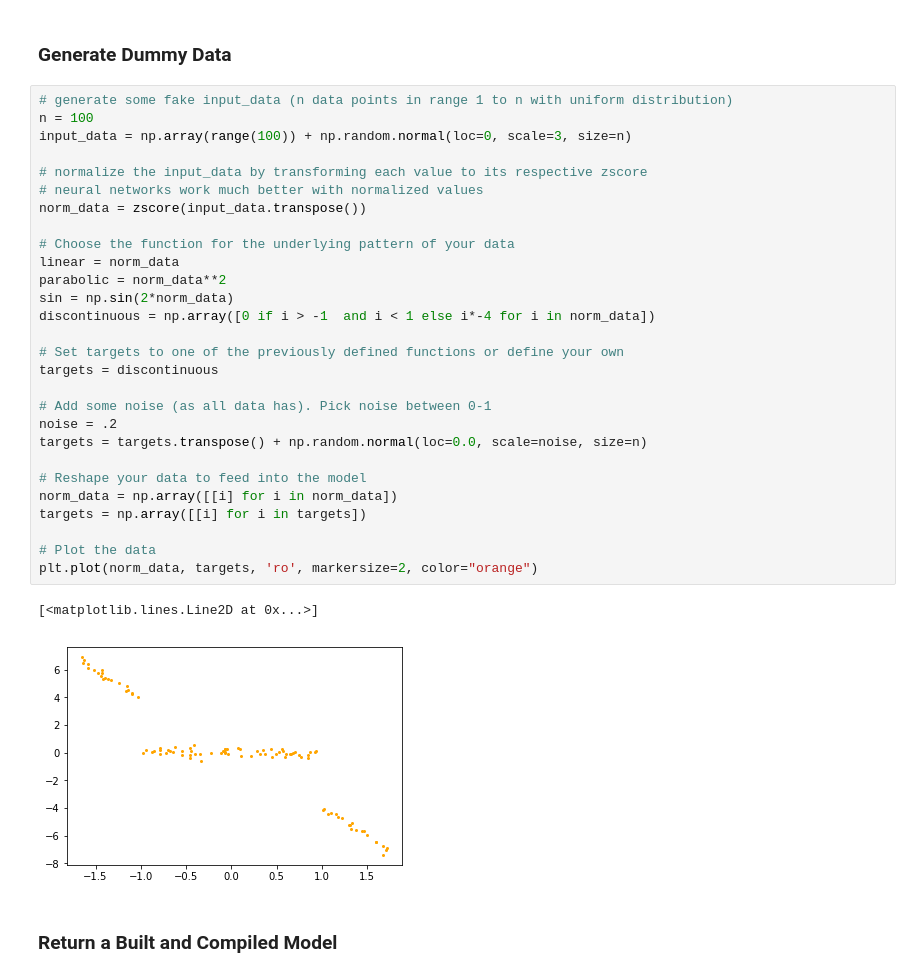
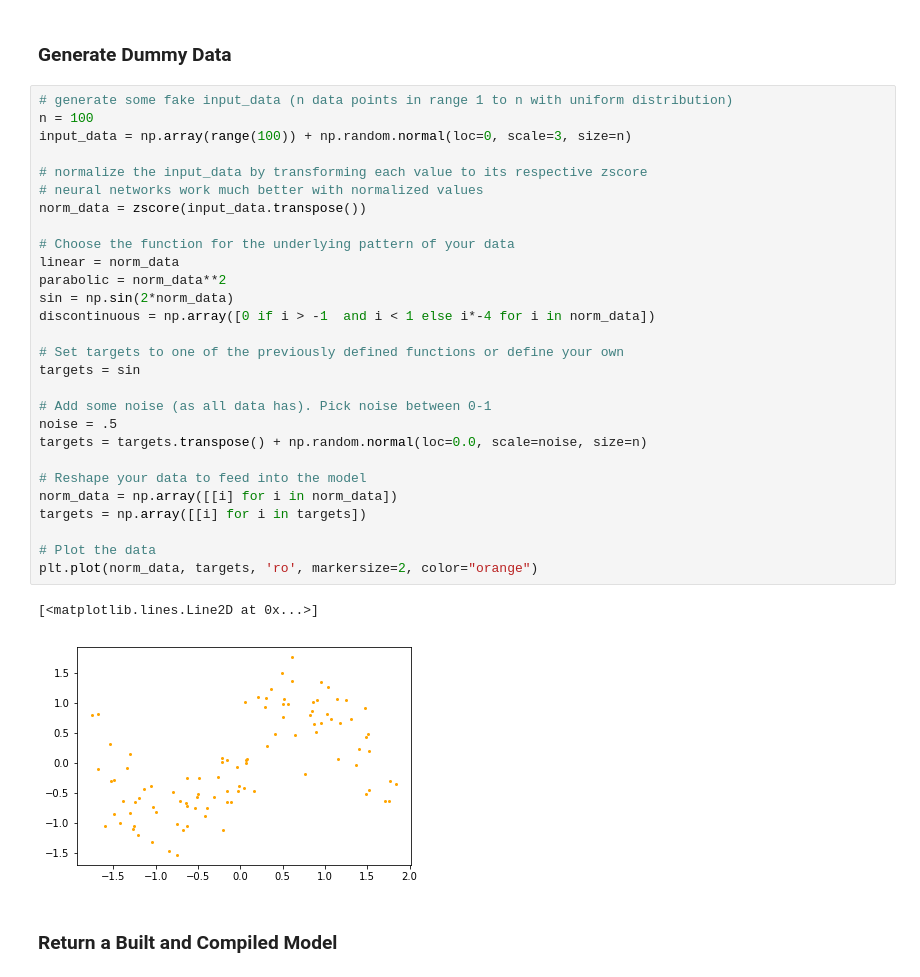
Before and after one commit to josiahcoad/IntroNeuralNetworks, a Jupyter notebook: Solutions/chapter3.1_simple_regression_solution.ipynb, the cells around one changed output. Cells and saved outputs as stored; diff of their text form.

```diff
--- a/Solutions/chapter3.1_simple_regression_solution.ipynb
+++ b/Solutions/chapter3.1_simple_regression_solution.ipynb
@@ -38,34 +40,34 @@ from scipy.stats import zscore
 # %%
 # generate some fake input_data (n data points in range 1 to n with uniform distribution)
 n = 100
 input_data = np.array(range(100)) + np.random.normal(loc=0, scale=3, size=n)
 
 # normalize the input_data by transforming each value to its respective zscore
 # neural networks work much better with normalized values
 norm_data = zscore(input_data.transpose())
 
 # Choose the function for the underlying pattern of your data
 linear = norm_data
 parabolic = norm_data**2
 sin = np.sin(2*norm_data)
 discontinuous = np.array([0 if i > -1  and i < 1 else i*-4 for i in norm_data])
 
 # Set targets to one of the previously defined functions or define your own
-targets = discontinuous
+targets = sin
 
 # Add some noise (as all data has). Pick noise between 0-1
-noise = .2
+noise = .5
 targets = targets.transpose() + np.random.normal(loc=0.0, scale=noise, size=n)
 
 # Reshape your data to feed into the model
 norm_data = np.array([[i] for i in norm_data])
 targets = np.array([[i] for i in targets])
 
 # Plot the data
 plt.plot(norm_data, targets, 'ro', markersize=2, color="orange")
 # %% [output]
 [<matplotlib.lines.Line2D at 0x...>]
-[figure, old version]
+[figure, new version]
 # %% [markdown]
 ### Return a Built and Compiled Model
 # %%
```
Also changed, not shown: parts of 3 cells of this notebook.
